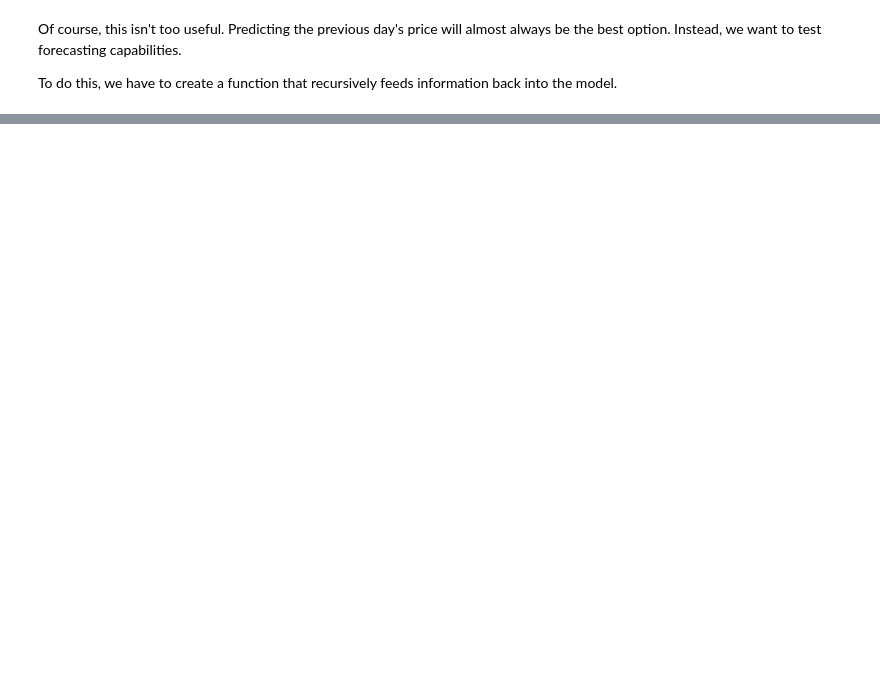
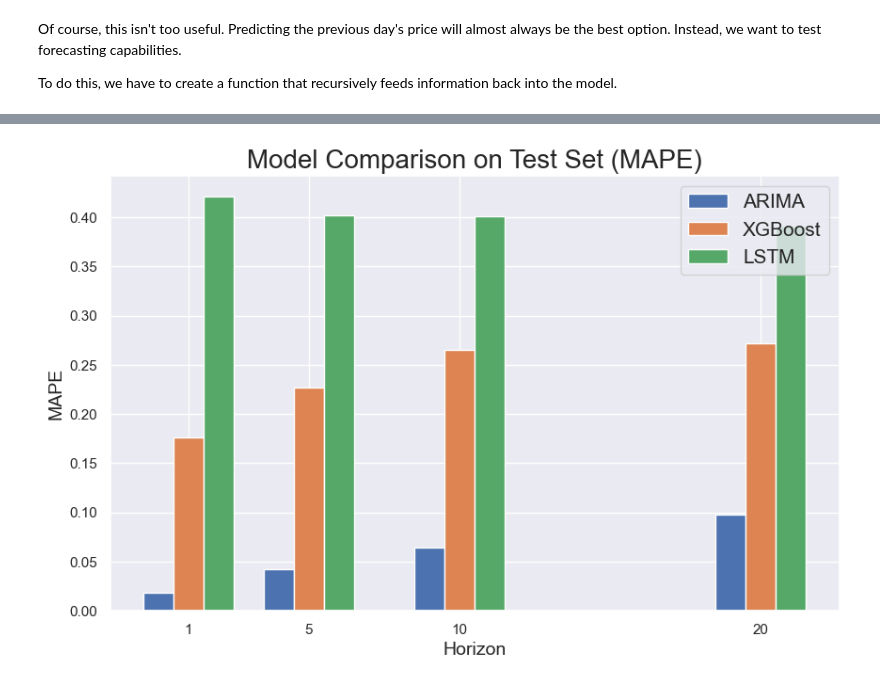
Before and after one commit to njd87/stat195_final_proj, a Jupyter notebook: model.ipynb, the cells around one changed output, grey strips where cells are left out. Saved outputs shown, nothing was run; the diff lists cells and outputs as text; code cells hidden in the pictures; blank space fills up the shorter version.

```diff
--- a/model.ipynb
+++ b/model.ipynb
@@ -933,0 +1119,31 @@ KeyboardInterrupt:
+# %%
+import pandas as pd
+import matplotlib.pyplot as plt
+
+# Create the DataFrame
+model_outputs_df = pd.DataFrame(model_outputs)
+model_outputs_df['log_mape'] = abs(np.log(model_outputs_df['mape']))
+
+# Pivot to get horizons as index and models as columns
+pivot_df = model_outputs_df.pivot(index='horizon', columns='model', values='mape')
+
+# Plot
+
+x = pivot_df.index.tolist()
+bar_width = 1
+
+fig, ax = plt.subplots(figsize=(10, 6))
+ax.bar([xi - bar_width for xi in x], pivot_df['ARIMA'], bar_width, label='ARIMA')
+ax.bar([xi for xi in x], pivot_df['XGBoost'], bar_width, label='XGBoost')
+ax.bar([xi + bar_width for xi in x], pivot_df['LSTM'], bar_width, label='LSTM')
+
+ax.set_xlabel('Horizon', fontsize=14)
+ax.set_ylabel('MAPE', fontsize=14)
+ax.set_xticks(x)
+ax.set_xticklabels(x)
+ax.legend(fontsize=15)
+ax.set_title('Model Comparison on Test Set (MAPE)', fontsize=20)
+plt.savefig('figs/model_comparison_full_test_mape.png', dpi=500)
+plt.show()
+# %% [output]
+[figure, added]
```
Also changed, not shown: parts of 66 cells of this notebook, 23 other files.
